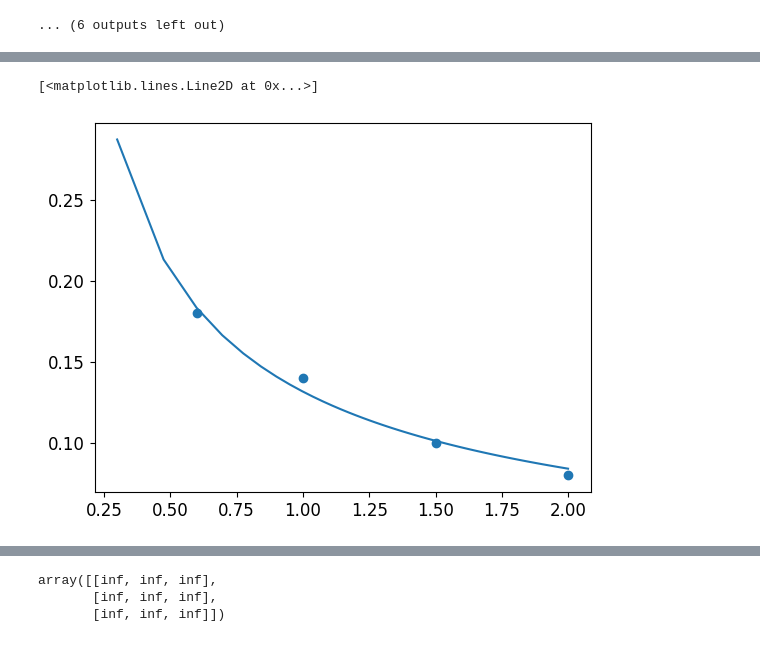
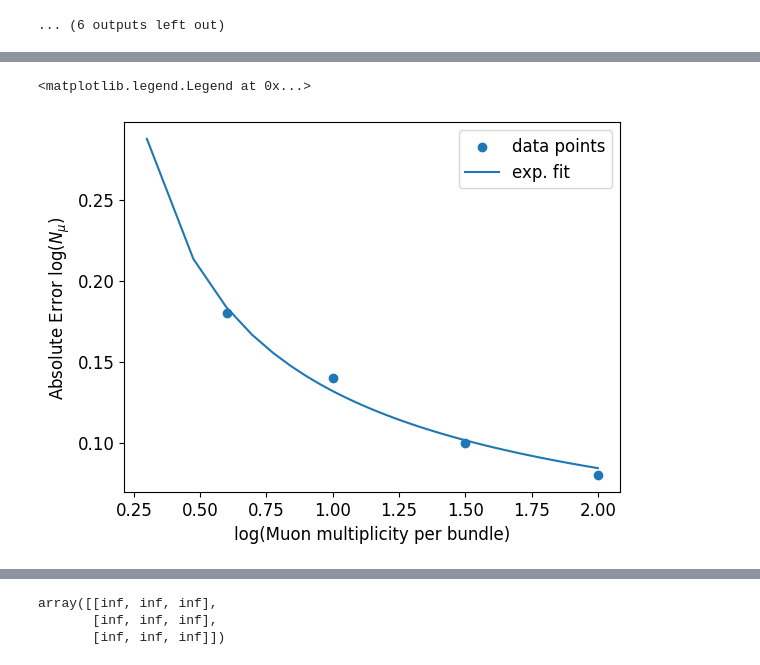
Before and after one commit to karohymon/cs-analysis, a Jupyter notebook: IceCube_diffuse_underground_bundles/dNdNmu_fit.ipynb, the cells around one changed output, grey strips where cells are left out. Cells and saved outputs as stored; diff of their text form; code cells hidden in the pictures.

```diff
--- a/IceCube_diffuse_underground_bundles/dNdNmu_fit.ipynb
+++ b/IceCube_diffuse_underground_bundles/dNdNmu_fit.ipynb
@@ -225,9 +225,12 @@ array([5.66253971e-01, 3.67440550e-01, 2.70716582e-01, 2.10963902e-01,
 # %%
-plt.scatter(x_known,sigma_known)
-plt.plot(np.log10(m),sigma_all)
+plt.scatter(x_known,sigma_known,label='data points')
+plt.plot(np.log10(m),sigma_all,label='exp. fit')
+plt.xlabel('log(Muon multiplicity per bundle)')
+plt.ylabel('Absolute Error log($N_{\mu}$)')
+plt.legend()
 # %% [output]
-[<matplotlib.lines.Line2D at 0x...>]
+<matplotlib.legend.Legend at 0x...>
-[figure, old version]
+[figure, new version]
 # %%
 # fit optimal a, b ,c
 fit_func = lambda x, a, b, c: f_mod(1.5, 0., a, b, c, x)
```
Also changed, not shown: parts of 11 cells of this notebook, 1 other file.
